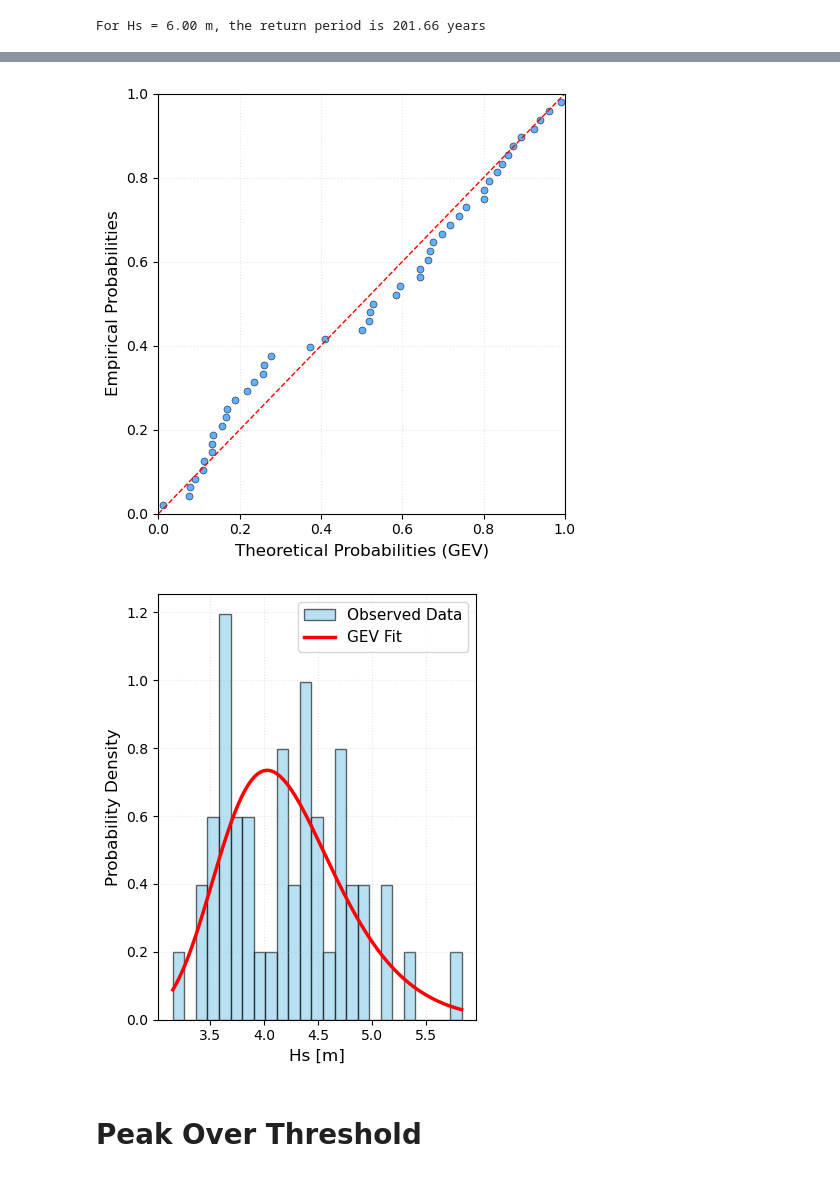
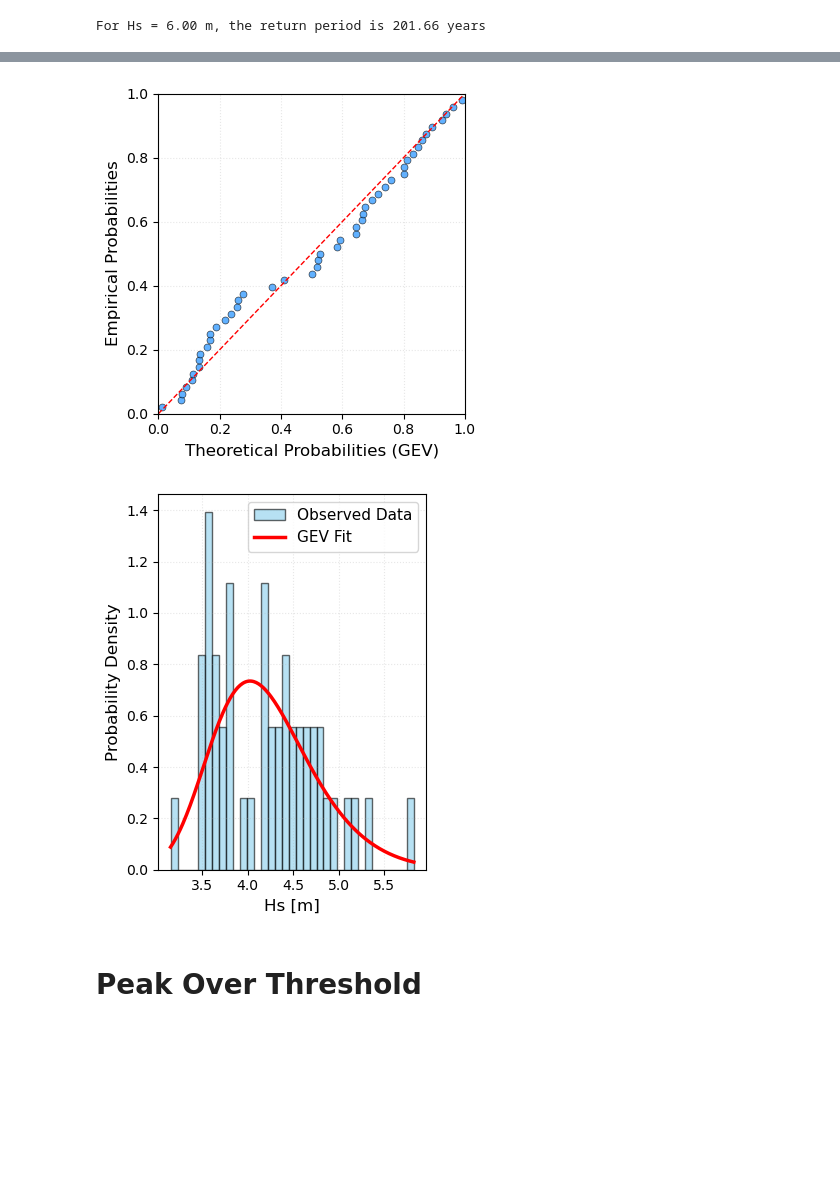
Before and after one commit to giospud/meteocean-tools, a Jupyter notebook: EVA/eva_AM_POT.ipynb, the cells around one changed output, grey strips where cells are left out. Cells and saved outputs as stored; diff of their text form; code cells hidden in the pictures; blank space fills up the shorter version.

```diff
--- a/EVA/eva_AM_POT.ipynb
+++ b/EVA/eva_AM_POT.ipynb
@@ -10,6 +10,8 @@ import matplotlib.pyplot as plt
 import wave_aux as wa
 
 un_var= {"Hs": " [m]","Tp": " [s]","Dirp": " [°]","Dirm": " [°]"}
+T_fit=np.linspace(2.0, 250, 1000)
+P_fit = 1 - 1/T_fit
 # %% [markdown]
 ### Loading Data File
 # %%
@@ -34,17 +36,14 @@ pdW
 # %% [markdown]
 ## **Annual Maxima**
 # %%
+var='Hs'
 # Calling function for Annual Maxima
-df=wa.am(pdW,'Hs')
+df=wa.am(pdW,var)
 
 # Sorting in descending order depending on Hs values
 dfs = df.sort_values(by='Hs', ascending=True)
 
 # Developing Plottin Position
 n=len(dfs)
-dfs['rank'] = dfs['Hs'].rank(method='first')
-dfs['r_W']=dfs['rank']/(n+1)           # Weibull (1939)
-dfs['r_G']=(dfs['rank']-0.44)/(n+0.12) # Gringorten (1963)
-dfs['r_H']=(dfs['rank']-0.5)/n         # Hazen (1914)
-dfs['r_B']=(dfs['rank']-0.31)/(n+0.38) # Beard (1943)
-#dfs
+dfs['pp']=wa.plot_pos(df,var,method="weibull")
+print(n)
@@ -87,11 +73,10 @@ plt.show()
 [figure]
 # %%
 # Return periods for plotting (log scale often used)
-T_fit=np.linspace(1.01, 250, 1000)
-T=1/(1-dfs[pp])
+T=1/(1-dfs['pp'])
 
 # Convert T to non-exceedance probability
-P_fit = 1 - 1/T_fit
+
 data_fit = stats.genextreme.ppf(P_fit, c, loc=loc, scale=scale)
 
 plt.scatter(T, dfs[var], color='blue', label='Observed')
@@ -106,5 +91,6 @@ plt.show()
 # %%
-rL, ci_L, ci_U, param=wa.return_ci(dfs[var], T_fit, method="bootstrap", alpha=0.05, n_boot=1000)
+# Estimate confidence intervals using different methods (e.g., 'bootstrap', 'delta' method, 'profile' likelihood)
+rL, ci_L_GEV, ci_U_GEV, param=wa.return_ci(dfs[var], T_fit, method="bootstrap", alpha=0.05, n_boot=1000)
 # %%
 plt.figure(figsize=(3.5, 5))
 plt.scatter(T, dfs[var], color='dodgerblue', label='Empirical', s=16, alpha=0.7)
@@ -175,7 +181,7 @@ empirical_prob = np.arange(1, n+1) / (n + 1)
 theoretical_prob = stats.genextreme.cdf(observed_sorted, c, loc=loc, scale=scale)
 
 # Create P-P plot
-figsize = (5, 5)  # Adjust figure size as needed
+figsize = (4, 4)  # Adjust figure size as needed
 plt.figure(figsize=figsize)
 plt.scatter(theoretical_prob, empirical_prob, color='dodgerblue', s=25, alpha=0.7, edgecolors='black', linewidth=0.5)
 
@@ -192,33 +198,33 @@ plt.ylim([0, 1])
 plt.tight_layout()
 plt.show()
 # %% [output]
-[figure, old version]
+[figure, new version]
 # %%
 # PDF Plot: Histogram vs Fitted GEV Distribution
 # Create x-values for the fitted PDF curve
 x_pdf = np.linspace(dfs[var].min(), dfs[var].max(), 200)
 # Calculate fitted PDF
 pdf_fit = stats.genextreme.pdf(x_pdf, c, loc=loc, scale=scale)
 
 # Create plot
-figsize = (4, 5)  # Adjust figure size as needed
+figsize = (3.5, 4.5)  # Adjust figure size as needed
 plt.figure(figsize=figsize)
 
 # Plot histogram of observed data (normalized to represent density)
-plt.hist(dfs[var], bins=25, density=True, alpha=0.6, color='skyblue',
+plt.hist(dfs[var], bins=35, density=True, alpha=0.6, color='skyblue',
          edgecolor='black', label='Observed Data')
 
 # Plot fitted GEV PDF
 plt.plot(x_pdf, pdf_fit, 'r-', linewidth=2.5, label='GEV Fit')
 
 plt.xlabel(var + un_var[var], fontsize=12)
 plt.ylabel('Probability Density', fontsize=12)
 #plt.title('Probability Density Function: GEV Fit', fontsize=13, fontweight='bold')
 plt.legend(fontsize=11)
 plt.grid(True, alpha=0.3, linestyle='dotted')
 plt.tight_layout()
 plt.show()
 # %% [output]
-[figure, old version]
+[figure, new version]
 # %% [markdown]
 # Peak Over Threshold
```
Also changed, not shown: parts of 22 cells of this notebook, 1 other file.
